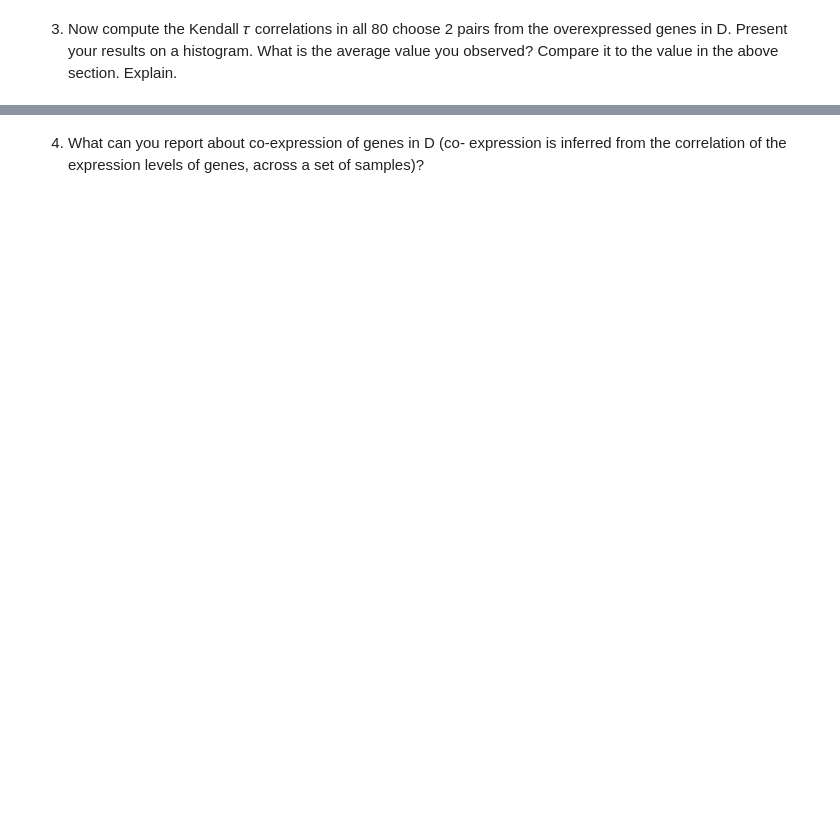
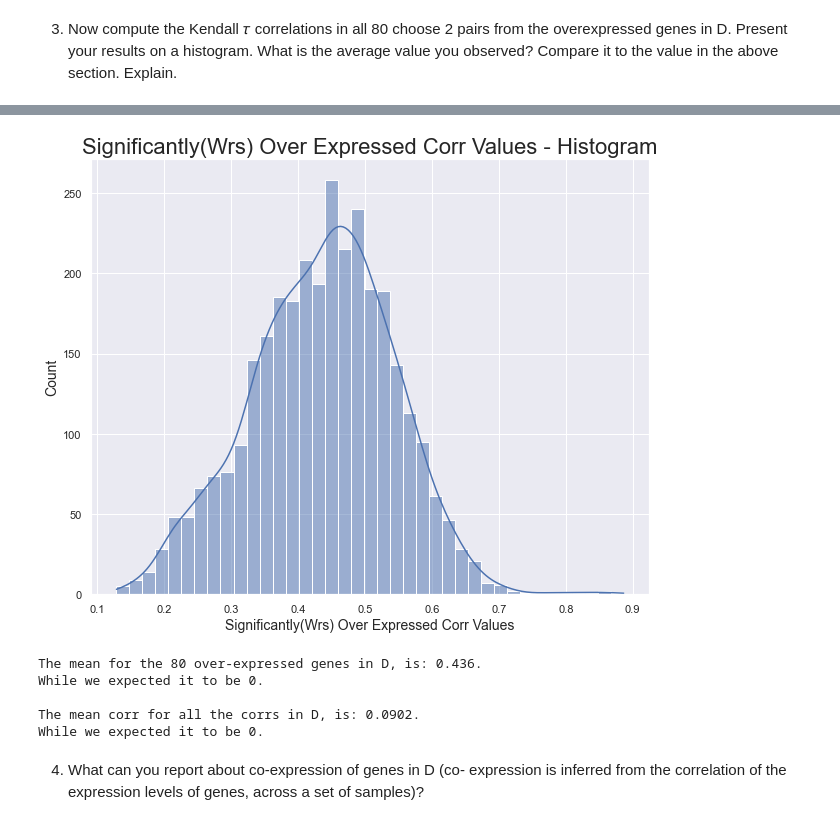
Before and after one commit to EyalMichaeli/IDC_masters, a Jupyter notebook: SnDA/EX4/EX_4.ipynb, the cells around one changed output, grey strips where cells are left out. Saved outputs shown, nothing was run; the diff lists cells and outputs as text; code cells hidden in the pictures; blank space fills up the shorter version.

```diff
--- a/SnDA/EX4/EX_4.ipynb
+++ b/SnDA/EX4/EX_4.ipynb
@@ -227,2 +341,34 @@ Select the 80 most significant genes from each one of the one- sided WRS DE list
+# %%
+over_expressed_corr = over_expressed_kendell_df.corr(method="kendall")
+# %%
+over_expressed_corr_values = []
+cols = list(over_expressed_corr.columns)
+
+for i, (index, row) in enumerate(start=0, iterable=over_expressed_corr.iterrows()):
+    over_expressed_corr_values.extend(row[i + 1: ])  # for each row, append all values to the right of the correlation with itself
+# %%
+sns.set_style("darkgrid")
+fig, ax = plt.subplots(figsize=(10, 8))
+sns.histplot(over_expressed_corr_values, kde=True)
+
+plt.ylabel("Count", fontsize=14)
+plt.xlabel("significantly(WRS) over expressed corr values".title(), fontsize=14)
+plt.title("significantly(WRS) over expressed corr values - Histogram".title(), fontsize=22)
+
+plt.show()
+# %% [output]
+[figure, added]
+# %%
+print(f"The mean corr for the 80 over-expressed genes in D, is: {np.mean(over_expressed_corr_values):.3f}.\n"
+"While we expected it to be 0.\n")
+
+print(f"The mean corr for all the corrs in D, is: {np.array(corr).flatten().mean():.4f}.\n"
+"While we expected it to be 0.")  # corr here is the corr of D
+# %% [output]
+The mean for the 80 over-expressed genes in D, is: 0.436.
+While we expected it to be 0.
+
+The mean corr for all the corrs in D, is: 0.0902.
+While we expected it to be 0.
 # %% [markdown]
 4) What can you report about co-expression of genes in D (co- expression is inferred from the correlation of the expression levels of genes, across a set of samples)?
```
Also changed, not shown: parts of 64 cells of this notebook.
